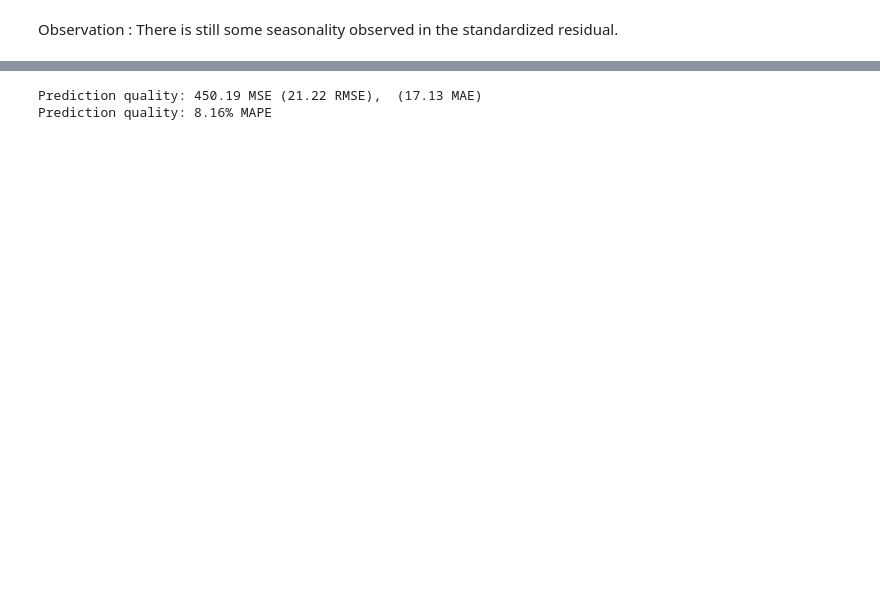
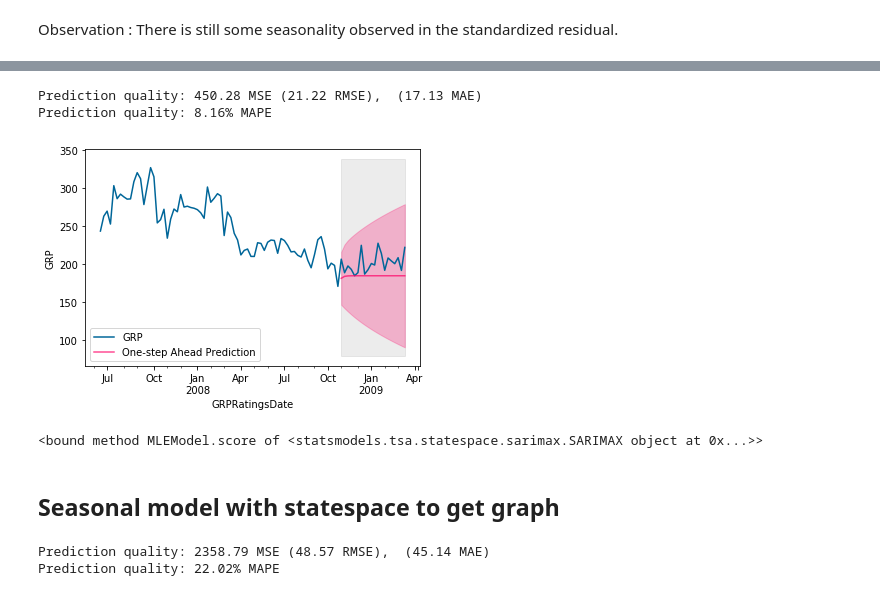
Before and after one commit to lppier/Indian_TV_Time_Series, a Jupyter notebook: Arima.ipynb, the cells around one changed output, grey strips where cells are left out. Cells and saved outputs as stored; diff of their text form; code cells hidden in the pictures; blank space fills up the shorter version.

```diff
--- a/Arima.ipynb
+++ b/Arima.ipynb
@@ -150,13 +150,9 @@ Prediction quality: 43.06% MAPE
 # %%
-
 df_train.index = pd.DatetimeIndex(df_train.index.values,
                                freq=df_train.index.inferred_freq)
 
-test_model = sm.tsa.statespace.SARIMAX(df_train, order=(1,1,1),
-                                       enforce_stationarity=True, enforce_invertibility=False)
+
+test_model = sm.tsa.statespace.SARIMAX(df_train, order=(1,1,1), enforce_stationarity=True)
 results = test_model.fit()
-results.plot_diagnostics()
 pred = results.get_prediction(start=pd.to_datetime('2008-11-02'), end=pd.to_datetime('2009-03-15 '), dynamic=True)
 pred_ci = pred.conf_int()
-ax = df_test['2008-11-02':].plot(label='Observed',color='#006699');
-pred.predicted_mean.plot(ax=ax, label='One-step Ahead Prediction', alpha=.7, color='#ff0066')
@@ -188,0 +161,4 @@ Freq: W-SUN, dtype: float64
+# %%
+pred = results.get_prediction(start=pd.to_datetime('2008-11-02'), end=pd.to_datetime('2009-03-15 '), dynamic=True)
+pred_ci = pred.conf_int()
+print(pred.predicted_mean)
@@ -193,5 +187,25 @@ print('Prediction quality: {:.2f} MSE ({:.2f} RMSE),  ({:.2f} MAE)'.format(mse,
 mape = mean_absolute_percentage_error(df_test['GRP'], pred.predicted_mean)
 print('Prediction quality: {:.2f}% MAPE '.format(mape))
 # %% [output]
-Prediction quality: 450.19 MSE (21.22 RMSE),  (17.13 MAE)
+Prediction quality: 450.28 MSE (21.22 RMSE),  (17.13 MAE)
 Prediction quality: 8.16% MAPE
+# %%
+ax = df['2007-6-17':].plot(label='Observed', color='#006699')
+pred.predicted_mean.plot(ax=ax, label='One-step Ahead Prediction', alpha=.7, color='#ff0066');
+# draw confidence bound (gray)
+ax.fill_between(pred_ci.index,
+                pred_ci.iloc[:, 0],
+                pred_ci.iloc[:, 1], color='#ff0066', alpha=.25);
+ax.fill_betweenx(ax.get_ylim(), pd.to_datetime('2008-11-02'), df.index[-1], alpha=.15, zorder=-1, color='grey');
+ax.set_xlabel('GRPRatingsDate')
+ax.set_ylabel('GRP')
+plt.legend(loc='lower left')
+plt.show()
+# %% [output]
+[figure, added]
+# %%
+test_mode
+# %% [output]
+<bound method MLEModel.score of <statsmodels.tsa.statespace.sarimax.SARIMAX object at 0x...>>
+# %% [markdown]
+## Seasonal model with statespace to get graph
@@ -197,0 +220,9 @@ Prediction quality: 8.16% MAPE
+# %%
+mae = mean_absolute_error(df_test['GRP'], pred.predicted_mean)
+mse = mean_squared_error(df_test['GRP'], pred.predicted_mean)
+print('Prediction quality: {:.2f} MSE ({:.2f} RMSE),  ({:.2f} MAE)'.format(mse, math.sqrt(mse), mae))
+mape = mean_absolute_percentage_error(df_test['GRP'], pred.predicted_mean)
+print('Prediction quality: {:.2f}% MAPE '.format(mape))
+# %% [output]
+Prediction quality: 2358.79 MSE (48.57 RMSE),  (45.14 MAE)
+Prediction quality: 22.02% MAPE
```
Also changed, not shown: parts of 11 cells of this notebook, 6 other files.
